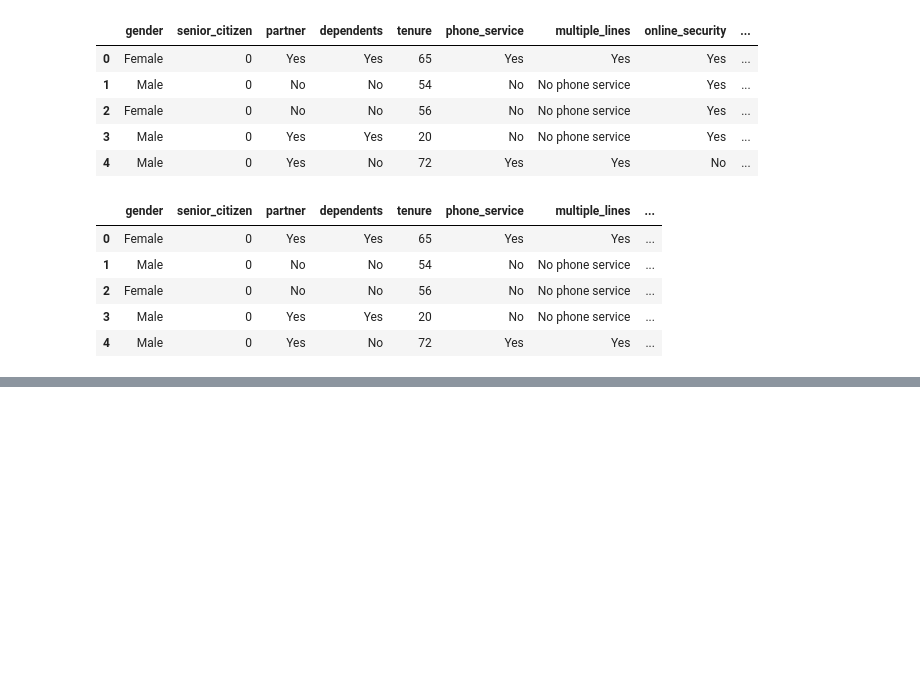
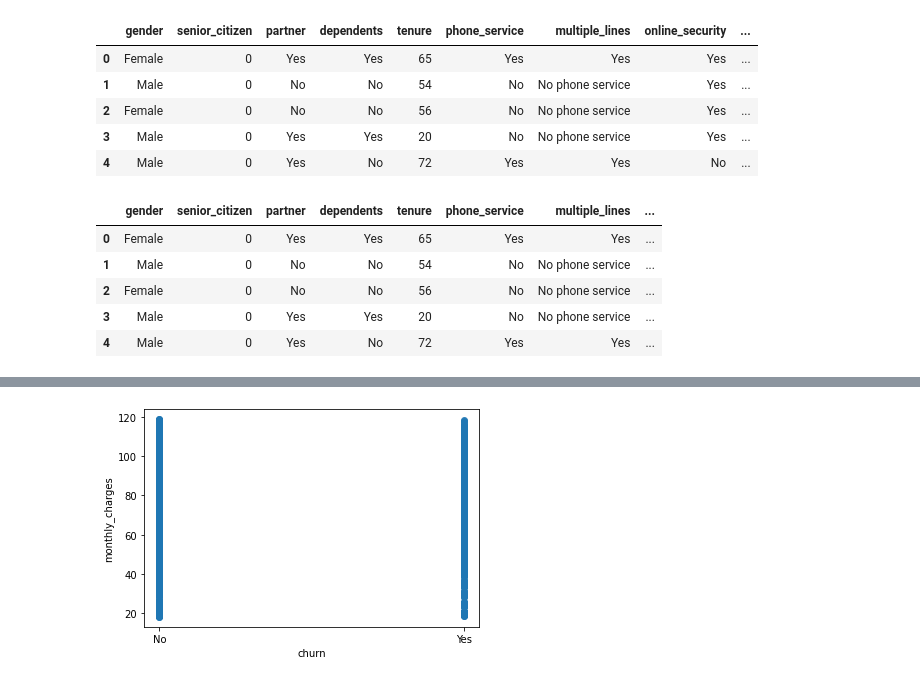
Before and after one commit to SLawsonWoods/Telco_Churn_Project, a Jupyter notebook: Draft_1_folder.ipynb, the cells around one changed output, grey strips where cells are left out. Cells and saved outputs as stored; diff of their text form; code cells hidden in the pictures; blank space fills up the shorter version.

```diff
--- a/Draft_1_folder.ipynb
+++ b/Draft_1_folder.ipynb
@@ -158,0 +200,3 @@ plt.show()
+# %%
+# this will get rid of the rows with no value in the total_charges column
+df.drop(df[df['total_charges'].str.contains(" ")].index, inplace = True)
@@ -158,0 +228,5 @@ plt.show()
+# %%
+#let's look at some more visualizations
+A = sns.regplot(x=df['churn'], y=df['monthly_charges'], fit_reg=False)
+# %% [output]
+[figure, added]
```
Also changed, not shown: parts of 23 cells of this notebook, 1 other file.
